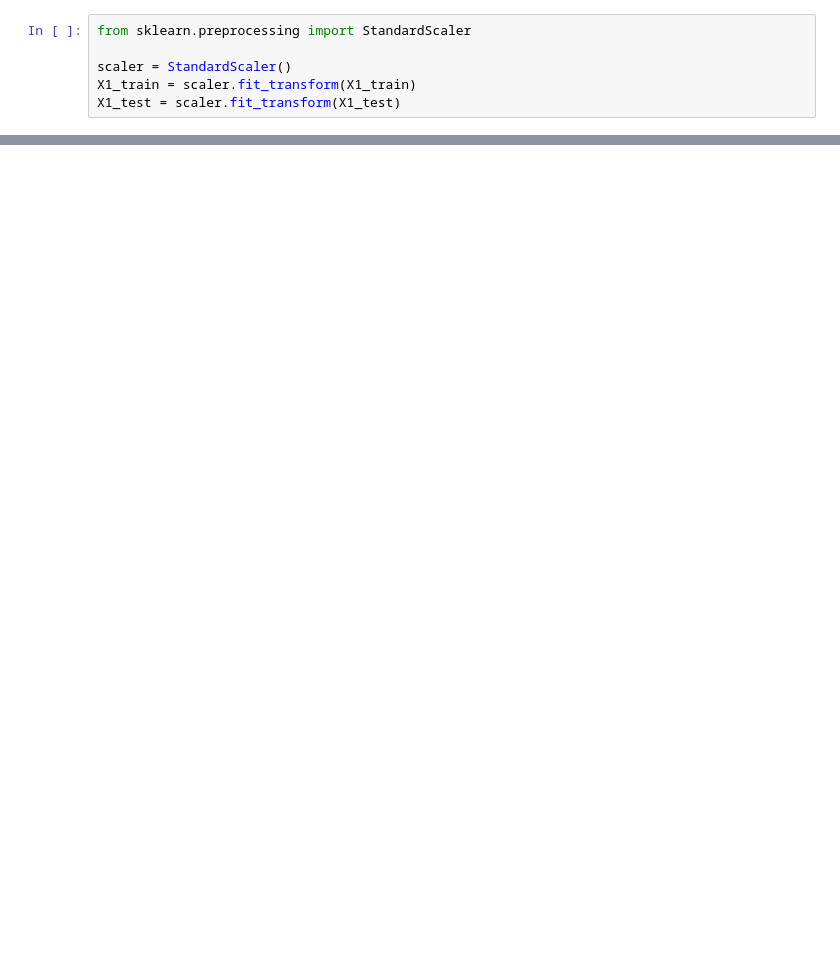
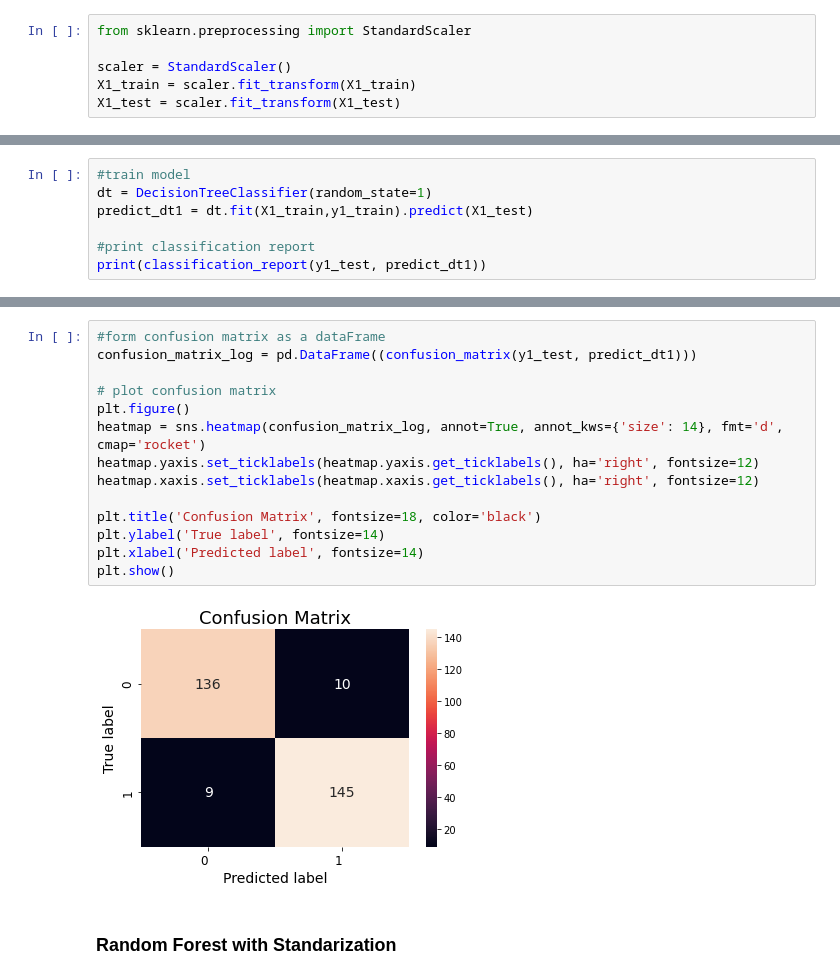
Before and after one commit to Reysadena/Customer_Clicked_Ads_Classification_by_Using_Machine_Learning, a Jupyter notebook: Mini_Project_4_Predict_Customer_Clicked_Ads_Classification_by_Using_Machine_Learning.ipynb, the cells around one changed output, grey strips where cells are left out. Drawn from its saved outputs; the diff is of its cells as text; blank space fills up the shorter version.

```diff
--- a/Mini_Project_4_Predict_Customer_Clicked_Ads_Classification_by_Using_Machine_Learning.ipynb
+++ b/Mini_Project_4_Predict_Customer_Clicked_Ads_Classification_by_Using_Machine_Learning.ipynb
@@ -616,0 +640,7 @@ cfm(y1_test,y1_train)
+# %%
+#train model
+dt = DecisionTreeClassifier(random_state=1)
+predict_dt1 = dt.fit(X1_train,y1_train).predict(X1_test)
+
+#print classification report
+print(classification_report(y1_test, predict_dt1))
@@ -616,0 +656,18 @@ cfm(y1_test,y1_train)
+# %%
+#form confusion matrix as a dataFrame
+confusion_matrix_log = pd.DataFrame((confusion_matrix(y1_test, predict_dt1)))
+
+# plot confusion matrix
+plt.figure()
+heatmap = sns.heatmap(confusion_matrix_log, annot=True, annot_kws={'size': 14}, fmt='d', cmap='rocket')
+heatmap.yaxis.set_ticklabels(heatmap.yaxis.get_ticklabels(), ha='right', fontsize=12)
+heatmap.xaxis.set_ticklabels(heatmap.xaxis.get_ticklabels(), ha='right', fontsize=12)
+
+plt.title('Confusion Matrix', fontsize=18, color='black')
+plt.ylabel('True label', fontsize=14)
+plt.xlabel('Predicted label', fontsize=14)
+plt.show()
+# %% [output]
+[figure, added]
+# %% [markdown]
+### **Random Forest with Standarization**
```
Also changed, not shown: parts of 43 cells of this notebook.
